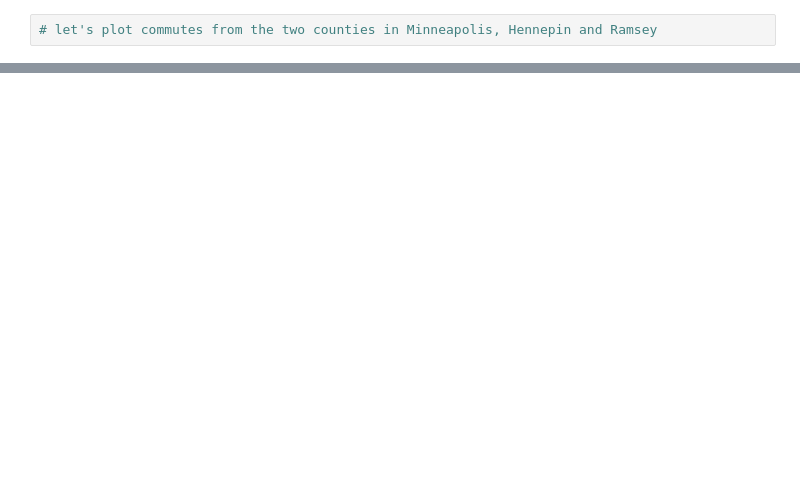
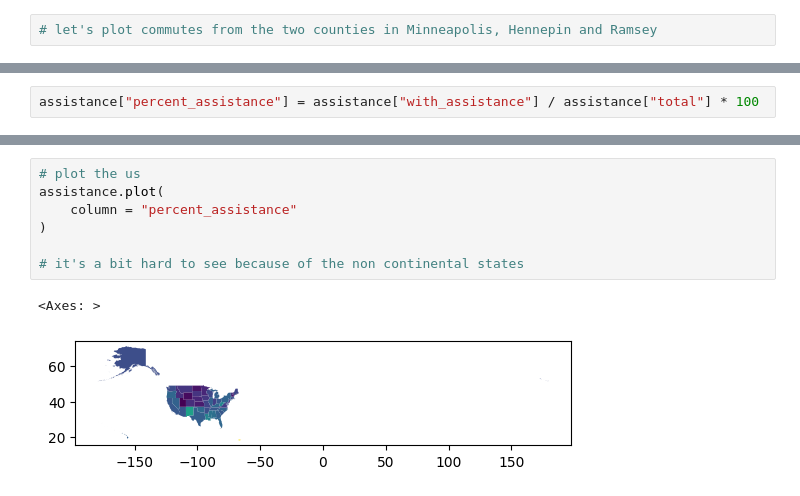
Before and after one commit to scottpham/NICAR25-CensusDIS-how-to, a Jupyter notebook: completed_notebooks/2_finding_tables.ipynb, the cells around one changed output, grey strips where cells are left out. Saved outputs shown, nothing was run; the diff lists cells and outputs as text; blank space fills up the shorter version.

```diff
--- a/completed_notebooks/2_finding_tables.ipynb
+++ b/completed_notebooks/2_finding_tables.ipynb
@@ -225,0 +145,2 @@ COUNTIES = ["053", "123"]
+# %%
+assistance["percent_assistance"] = assistance["with_assistance"] / assistance["total"] * 100
@@ -225,0 +165,10 @@ COUNTIES = ["053", "123"]
+# %%
+# plot the us
+assistance.plot(
+    column = "percent_assistance"
+)
+
+# it's a bit hard to see because of the non continental states
+# %% [output]
+<Axes: >
+[figure, added]
```
Also changed, not shown: parts of 23 cells of this notebook, 2 other files.
